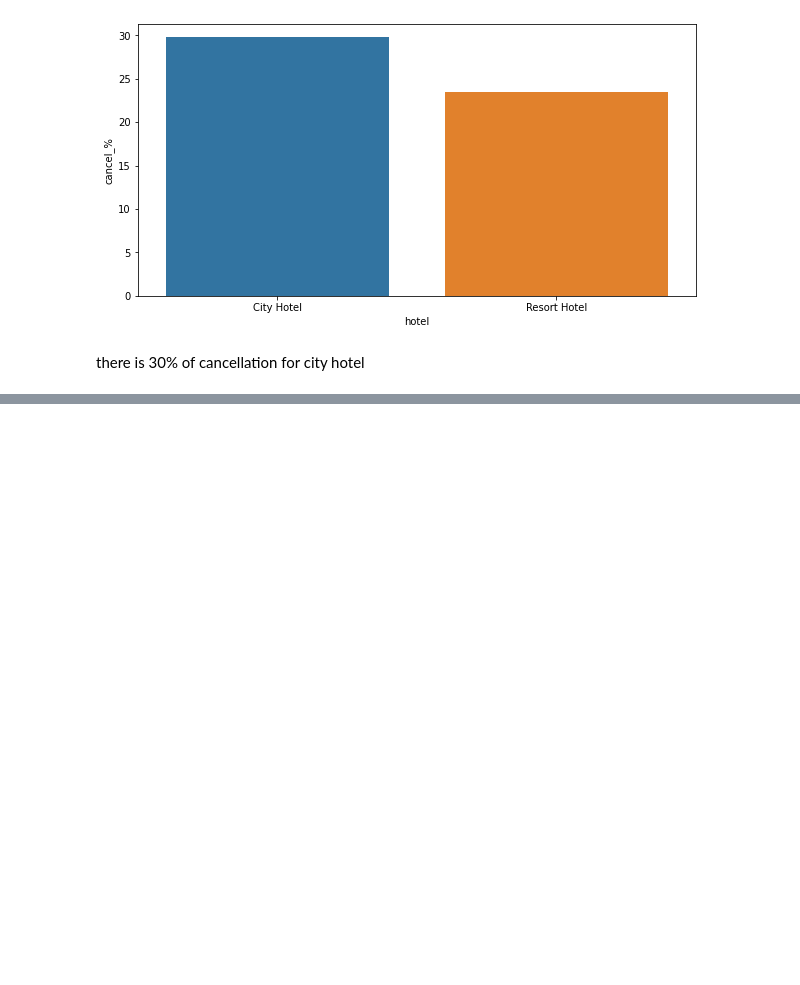
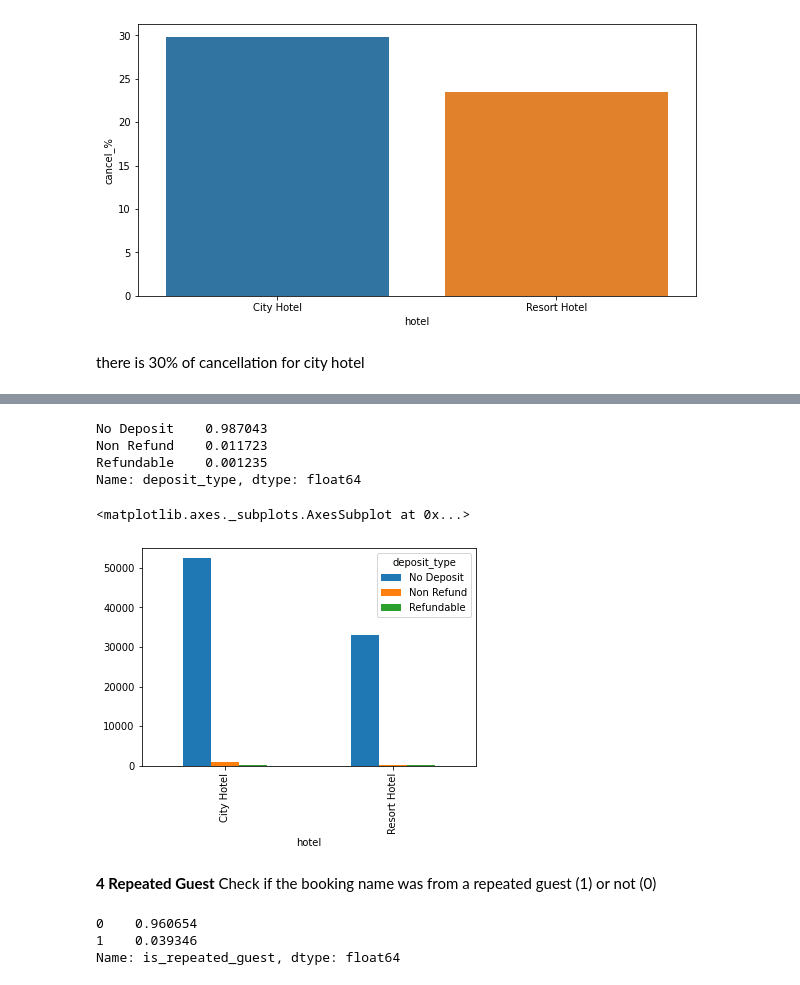
Before and after one commit to apoorvaKR12695/Hotel-booking-analysis, a Jupyter notebook: Hotel_Booking_Analysis_Apoorva_KR.ipynb, the cells around one changed output, grey strips where cells are left out. Saved outputs shown, nothing was run; the diff lists cells and outputs as text; code cells hidden in the pictures; blank space fills up the shorter version.

```diff
--- a/Hotel_Booking_Analysis_Apoorva_KR.ipynb
+++ b/Hotel_Booking_Analysis_Apoorva_KR.ipynb
@@ -429,0 +504,23 @@ there is 30% of cancellation for city hotel
+# %%
+df.deposit_type.value_counts(normalize=True)
+# %% [output]
+No Deposit    0.987043
+Non Refund    0.011723
+Refundable    0.001235
+Name: deposit_type, dtype: float64
+# %%
+df1 = df.groupby(['hotel','deposit_type']).size()
+df1 = df1.unstack()
+df1.plot(kind = 'bar')# box plot between   hotel and deposit_type
+# %% [output]
+<matplotlib.axes._subplots.AxesSubplot at 0x...>
+[figure, added]
+# %% [markdown]
+**4 Repeated Guest**
+Check if the booking name was from a repeated guest (1) or not (0)
+# %%
+df.is_repeated_guest.value_counts(normalize=True)
+# %% [output]
+0    0.960654
+1    0.039346
+Name: is_repeated_guest, dtype: float64
```
Also changed, not shown: parts of 10 cells of this notebook.
